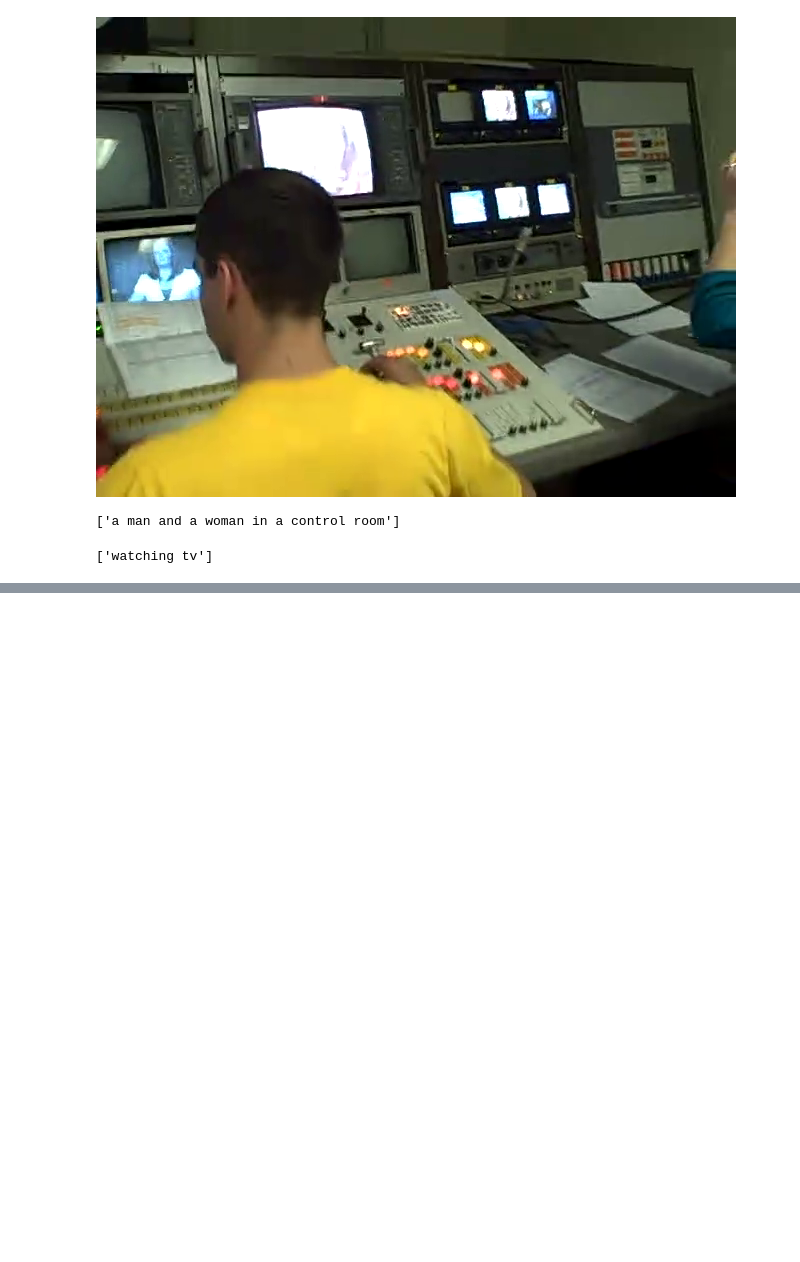
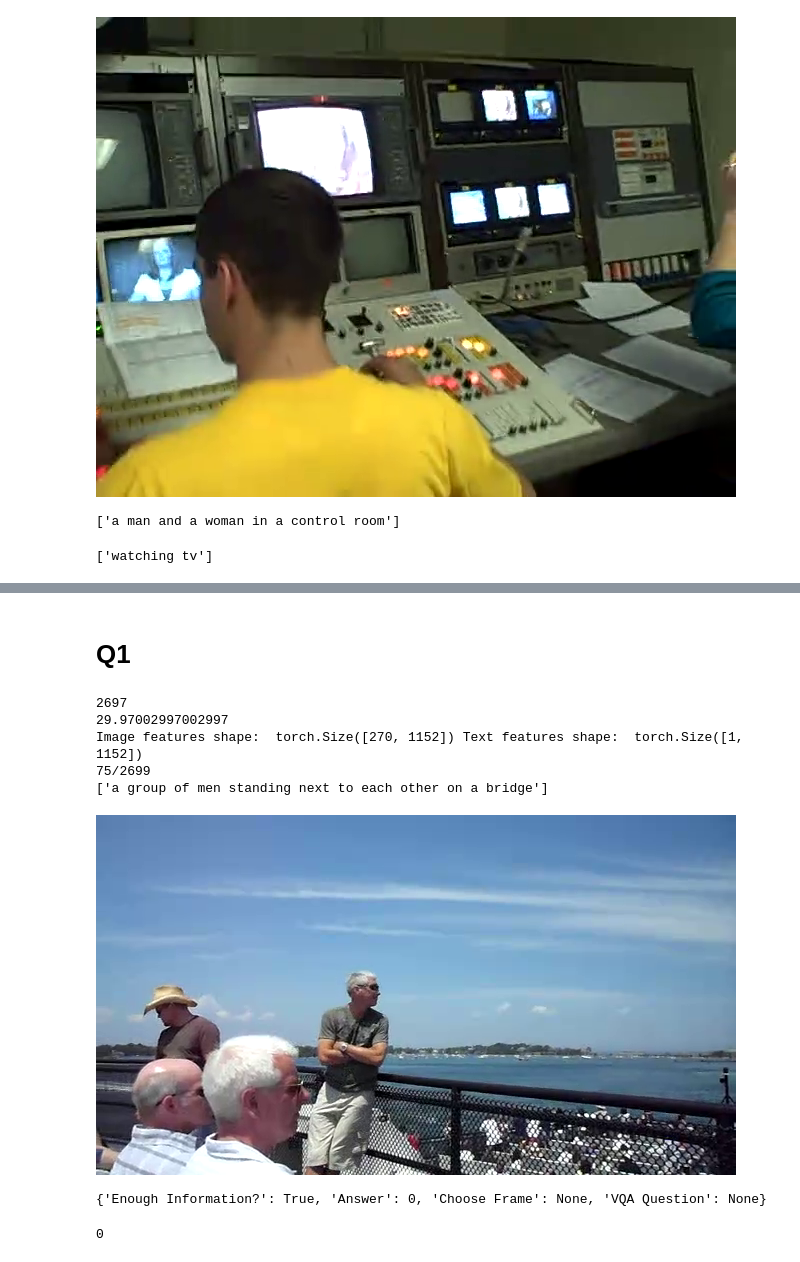
Before and after one commit to chuyishang/vidVQA, a Jupyter notebook: testing_new.ipynb, the cells around one changed output, grey strips where cells are left out. Drawn from its saved outputs; the diff is of its cells as text; code cells hidden in the pictures; blank space fills up the shorter version.

Commit message:
new prompts, testing helper functions

```diff
--- a/testing_new.ipynb
+++ b/testing_new.ipynb
@@ -109,0 +101,18 @@ model.predict_answers(samples={"image": image, "text_input": question}, inferenc
+# %%
+import openai
+
+with open('api.key') as f:
+    openai.api_key = f.read().strip()
+with open('api_org.key') as f:
+    openai.organization = f.read().strip()
+
+def call_llm(prompt):
+    completion = openai.chat.completions.create(
+      model="gpt-3.5-turbo",
+      messages=[
+        {"role": "system", "content": "Follow the directions given in the next prompt carefully."},
+        {"role": "user", "content": prompt}
+      ]
+    )
+    output_message = completion.choices[0].message.content
+    return output_message
@@ -109,0 +217,55 @@ model.predict_answers(samples={"image": image, "text_input": question}, inferenc
+# %% [markdown]
+# Q1
+# %%
+video_id = 5907839036
+question = "where is this happening?"
+options = ['bridge', 'trail', 'skate park', 'house', 'bed room']
+video = get_video(f'/shared/shang/datasets/nextqa/videos/{video_id}.mp4')
+
+model, preprocess = create_model_from_pretrained('hf-hub:timm/ViT-SO400M-14-SigLIP-384')
+model = model.to(device)
+preprocess = preprocess
+tokenizer = get_tokenizer('hf-hub:timm/ViT-SO400M-14-SigLIP-384')
+
+transform = T.ToPILImage()
+sampling_rate = 10
+images = [transform(video[i]) for i in range(0, video.shape[0], sampling_rate)]
+
+labels_list = ["lady in blue standing listening to her headphones"]
+image_stack = torch.stack([preprocess(image) for image in images]).to(device)
+text = tokenizer(labels_list, context_length=model.context_length).to(device)
+
+
+with torch.no_grad(), torch.cuda.amp.autocast():
+    image_features = model.encode_image(image_stack)
+    text_features = model.encode_text(text)
+    image_features = F.normalize(image_features, dim=-1)
+    text_features = F.normalize(text_features, dim=-1)
+    #print("Image features shape: ", image_features.shape, "Text features shape: ", text_features.shape)
+
+    text_probs = torch.sigmoid(text_features @ image_features.T * model.logit_scale.exp() + model.logit_bias)
+
+values, indices = torch.topk(text_probs, 3)
+
+raw_image = images[indices[0][0].item() - 150]
+print(f"{indices[0][0].item()}/{images.shape[0]}")
+
+from lavis.models import load_model_and_preprocess
+model, vis_processors, _ = load_model_and_preprocess(name="blip_caption", model_type="base_coco", is_eval=True, device=device2)
+image = vis_processors["eval"](raw_image).unsqueeze(0).to(device2)
+caption = model.generate({"image": image})
+print(caption)
+raw_image
+# %% [output]
+2697
+29.97002997002997
+Image features shape:  torch.Size([270, 1152]) Text features shape:  torch.Size([1, 1152])
+75/2699
+['a group of men standing next to each other on a bridge']
+[figure, added]
+# %%
+result = get_answer(question, options, indices[0][0].item(), len(images), caption, None)
+result
+# %% [output]
+{'Enough Information?': True, 'Answer': 0, 'Choose Frame': None, 'VQA Question': None}
+0
```
Also changed, not shown: parts of 12 cells of this notebook, 3 other files.
